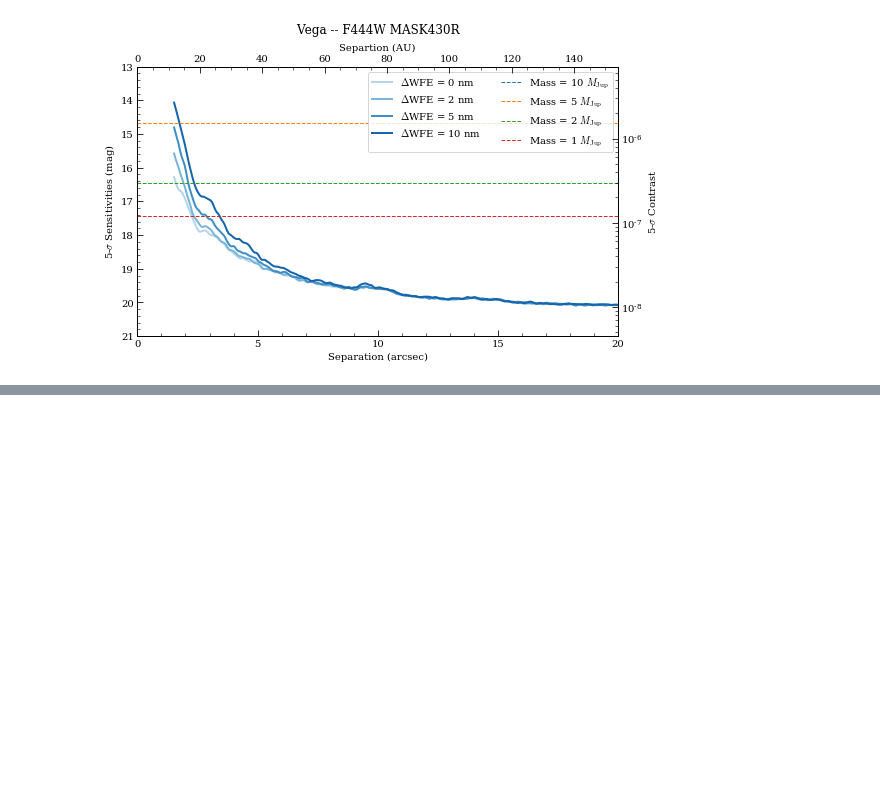
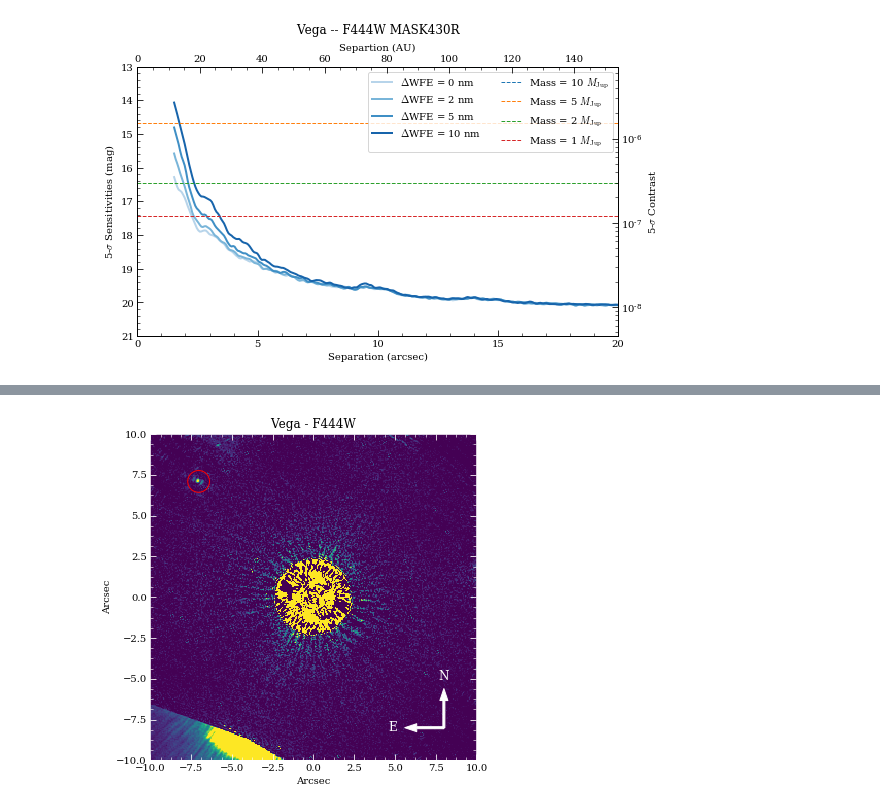
Before and after one commit to JarronL/pynrc, a Jupyter notebook: notebooks/GTO/NRC_GTO_Vega_part2.ipynb, the cells around one changed output, grey strips where cells are left out. Drawn from its saved outputs; the diff is of its cells as text; code cells hidden in the pictures; blank space fills up the shorter version.

```diff
--- a/notebooks/GTO/NRC_GTO_Vega_part2.ipynb
+++ b/notebooks/GTO/NRC_GTO_Vega_part2.ipynb
@@ -481,0 +791,44 @@ ascii.write(tbl, 'Exoplanets/'+fname+'.csv', format='csv')
+# %%
+# Mask areas with low coronagraphic transmission
+# Cut-off at 0.5 to exclude aliasing of rotated mask
+mask_bad1 = cmask_v23 < 0.5
+mask_bad2 = cmask_v23_rot < 0.5
+
+diff2_v23_rot[mask_bad2 & (~mask_bad1)] = diff1_v23[mask_bad2 & (~mask_bad1)]
+diff1_v23[mask_bad1 & (~mask_bad2)] = diff2_v23_rot[mask_bad1 & (~mask_bad2)]
+# %%
+# Create a final image
+im_final = (diff1_v23 + diff2_v23_rot) / 2
+nan_mask = np.isnan(im_final)
+im_final[nan_mask] = diff1_v23[nan_mask]
+# %%
+# Shift to center, rotate North up, then cut out a subarray
+im_final_shift = nrc_utils.fshift(im_final, -delx, -dely, pad=True)
+im_final_rot = rotate(im_final_shift, PA1, reshape=False)
+im_final_rot_sub = nrc_utils.pad_or_cut_to_size(im_final_rot, (800,800))
+# %%
+fig, ax = plt.subplots(1,1)
+
+ys, xs = im_final_rot_sub.shape
+extent = np.array([-xs/2,xs/2,-ys/2,ys/2])*obs.pix_scale
+
+ax.imshow(im_final_rot_sub, vmin=0, vmax=1, extent=extent)
+xylim = 10
+ax.set_xlim([-xylim,xylim])
+ax.set_ylim([-xylim,xylim])
+ax.set_xlabel('Arcsec')
+ax.set_ylabel('Arcsec')
+ax.set_title('{} - {}'.format(obs.sp_sci.name,obs.filter))
+
+ax.tick_params(axis='both', color='white', which='both')
+for k in ax.spines.keys():
+    ax.spines[k].set_color('white')
+
+# Location of planet
+loc = (np.array(obs.planets[0]['xyoff_pix'])+0.5) * obs.pix_scale
+circle = matplotlib.patches.Circle(loc, radius=xylim/15., lw=1, edgecolor='red', facecolor='none')
+ax.add_artist(circle);
+
+nrc_utils.plotAxes(ax, label1='E', label2='N')
+# %% [output]
+[figure, added]
```
Also changed, not shown: parts of 34 cells of this notebook, 4 other files.
